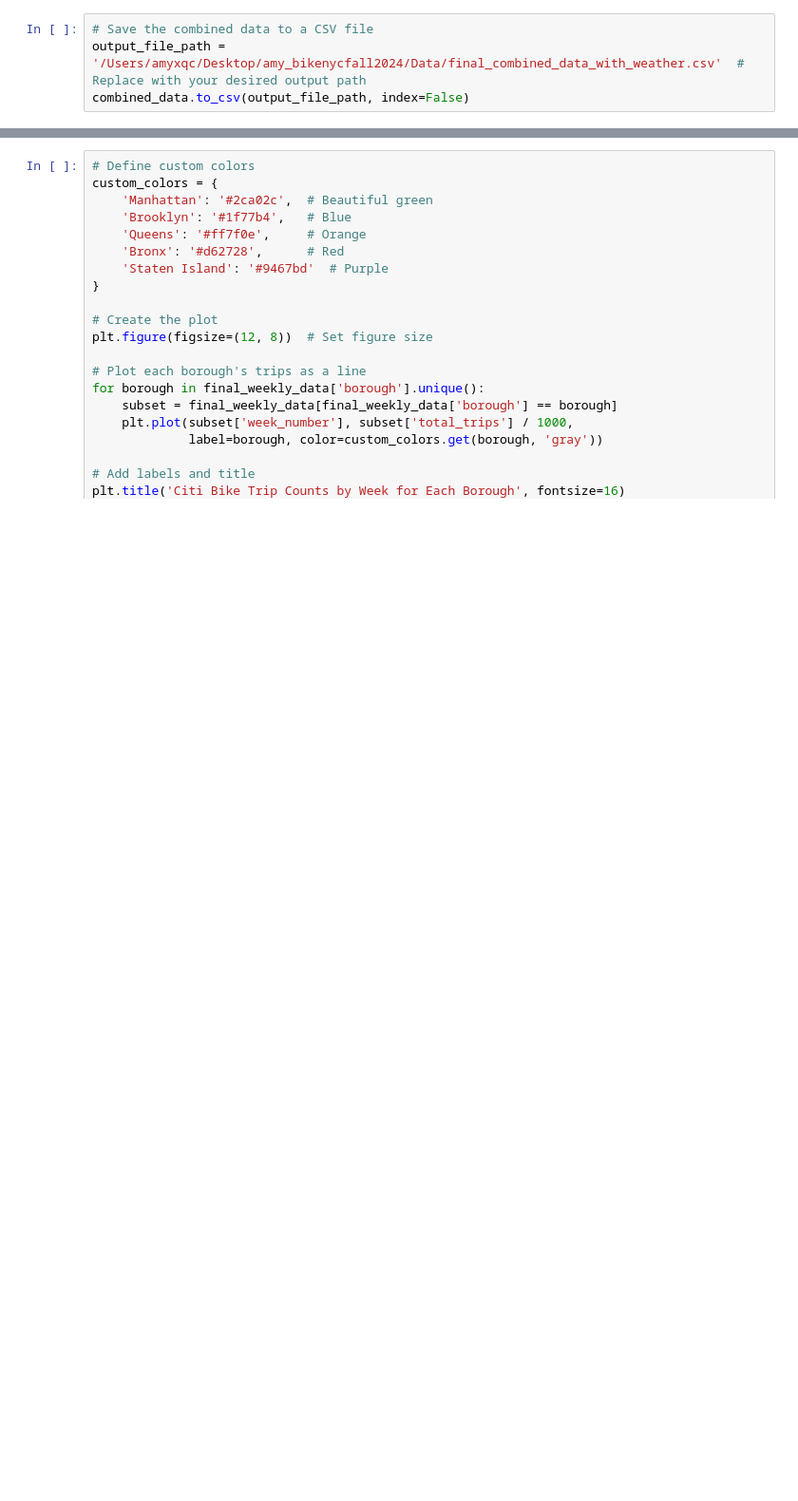
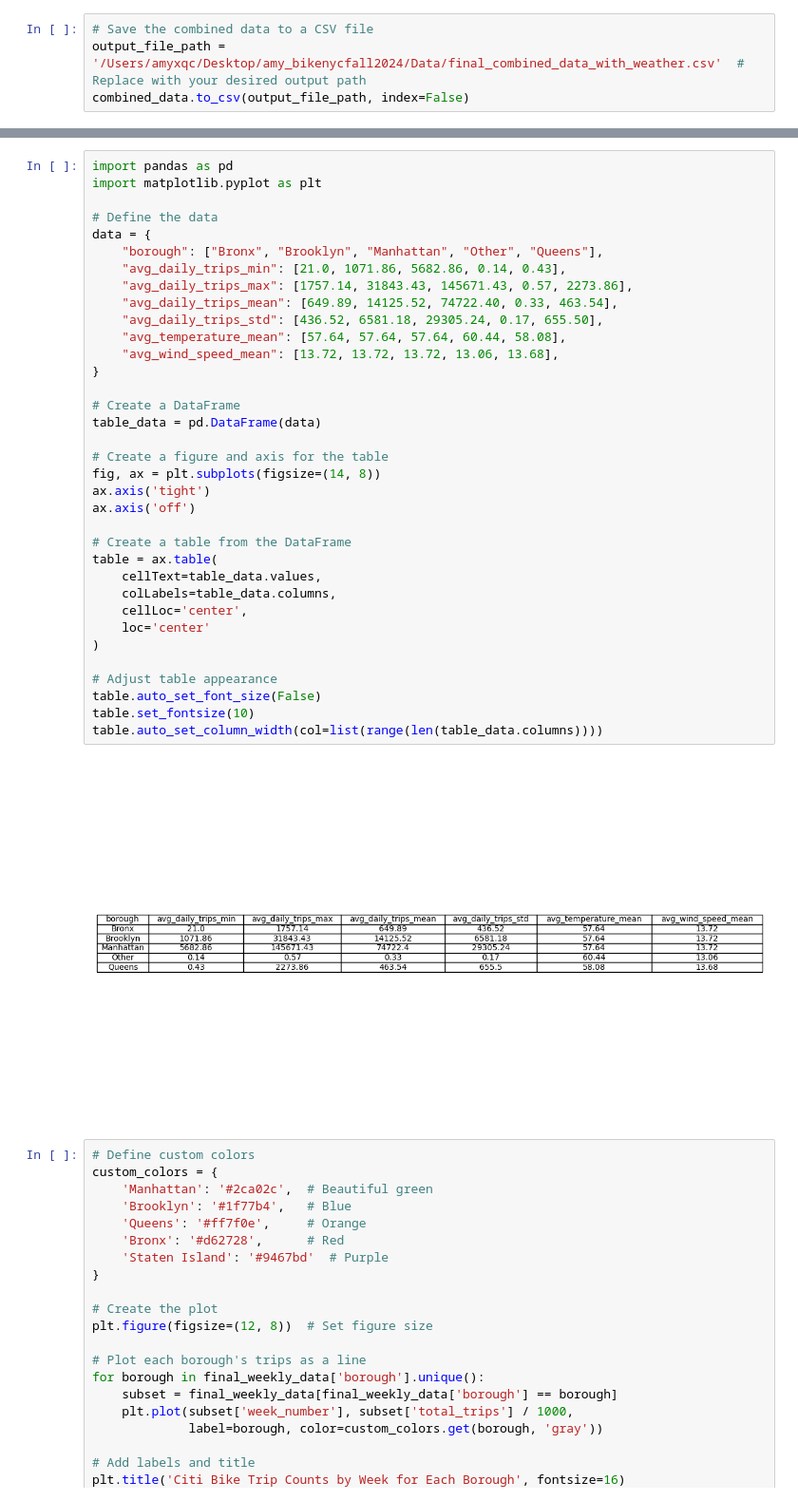
Before and after one commit to amyxqc/bikenyc2024, a Jupyter notebook: weather.ipynb, the cells around one changed output, grey strips where cells are left out. Shown at 95% size. Drawn from its saved outputs; the diff is of its cells as text; blank space fills up the shorter version.

```diff
--- a/weather.ipynb
+++ b/weather.ipynb
@@ -143,3 +277,40 @@ combined_data.to_csv(output_file_path, index=False)
+# %%
+import pandas as pd
+import matplotlib.pyplot as plt
+
+# Define the data
+data = {
+    "borough": ["Bronx", "Brooklyn", "Manhattan", "Other", "Queens"],
+    "avg_daily_trips_min": [21.0, 1071.86, 5682.86, 0.14, 0.43],
+    "avg_daily_trips_max": [1757.14, 31843.43, 145671.43, 0.57, 2273.86],
+    "avg_daily_trips_mean": [649.89, 14125.52, 74722.40, 0.33, 463.54],
+    "avg_daily_trips_std": [436.52, 6581.18, 29305.24, 0.17, 655.50],
+    "avg_temperature_mean": [57.64, 57.64, 57.64, 60.44, 58.08],
+    "avg_wind_speed_mean": [13.72, 13.72, 13.72, 13.06, 13.68],
+}
+
+# Create a DataFrame
+table_data = pd.DataFrame(data)
+
+# Create a figure and axis for the table
+fig, ax = plt.subplots(figsize=(14, 8))
+ax.axis('tight')
+ax.axis('off')
+
+# Create a table from the DataFrame
+table = ax.table(
+    cellText=table_data.values,
+    colLabels=table_data.columns,
+    cellLoc='center',
+    loc='center'
+)
+
+# Adjust table appearance
+table.auto_set_font_size(False)
+table.set_fontsize(10)
+table.auto_set_column_width(col=list(range(len(table_data.columns))))
+# %% [output]
+[figure, added]
 # %%
 # Define custom colors
 custom_colors = {
```
Also changed, not shown: parts of 25 cells of this notebook, 1 other file.
